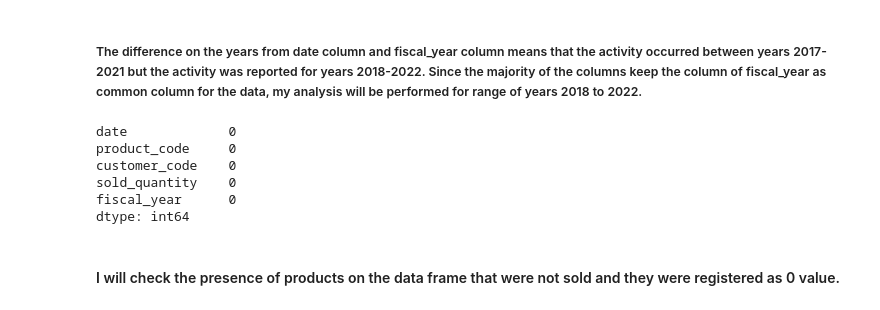
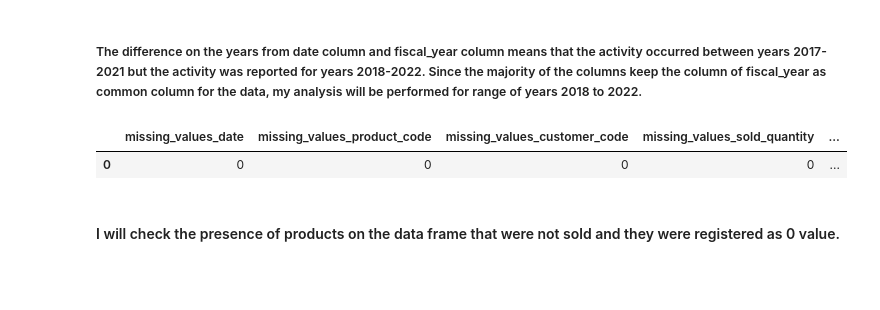
Before and after one commit to CesarChaparro1974/Financial_Analysis_Project, a Jupyter notebook: final_project.ipynb, the cells around one changed output. Saved outputs shown, nothing was run; the diff lists cells and outputs as text; code cells hidden in the pictures; blank space fills up the shorter version.

```diff
--- a/final_project.ipynb
+++ b/final_project.ipynb
@@ -747,16 +767,23 @@ print(fiscal_years_sales)
 4       2022.0
 # %% [markdown]
 ##### The difference on the years from date column and fiscal_year column means that the activity occurred between years 2017-2021 but the activity was reported for years 2018-2022. Since the majority of the columns keep the column of fiscal_year as common column for the data, my analysis will be performed for range of years 2018 to 2022.
-# %%
-missing_values_sales = fact_sales_monthly.isnull().sum()
-print(missing_values_sales)
-# %% [output]
-date             0
-product_code     0
-customer_code    0
-sold_quantity    0
-fiscal_year      0
-dtype: int64
+# %%
+# checking for missing values
+query = """
+SELECT
+    SUM(CASE WHEN date IS NULL THEN 1 ELSE 0 END) AS missing_values_date,
+    SUM(CASE WHEN product_code IS NULL THEN 1 ELSE 0 END) AS missing_values_product_code,
+    SUM(CASE WHEN customer_code IS NULL THEN 1 ELSE 0 END) AS missing_values_customer_code,
+    SUM(CASE WHEN sold_quantity IS NULL THEN 1 ELSE 0 END) AS missing_values_sold_quantity,
+    SUM(CASE WHEN fiscal_year IS NULL THEN 1 ELSE 0 END) AS missing_values_fiscal_year
+FROM
+    fact_sales_monthly;
+"""
+query_missing_sales = pd.read_sql_query(query, con)
+query_missing_sales
+# %% [output]
+|  | missing_values_date | missing_values_product_code | missing_values_customer_code | missing_values_sold_quantity | ... |
+| 0 | 0 | 0 | 0 | 0 | ... |
 # %% [markdown]
 #### I will check the presence of products on the data frame that were not sold and they were registered as 0 value.
 # %%
```
Also changed, not shown: parts of 50 cells of this notebook, 1 other file.
